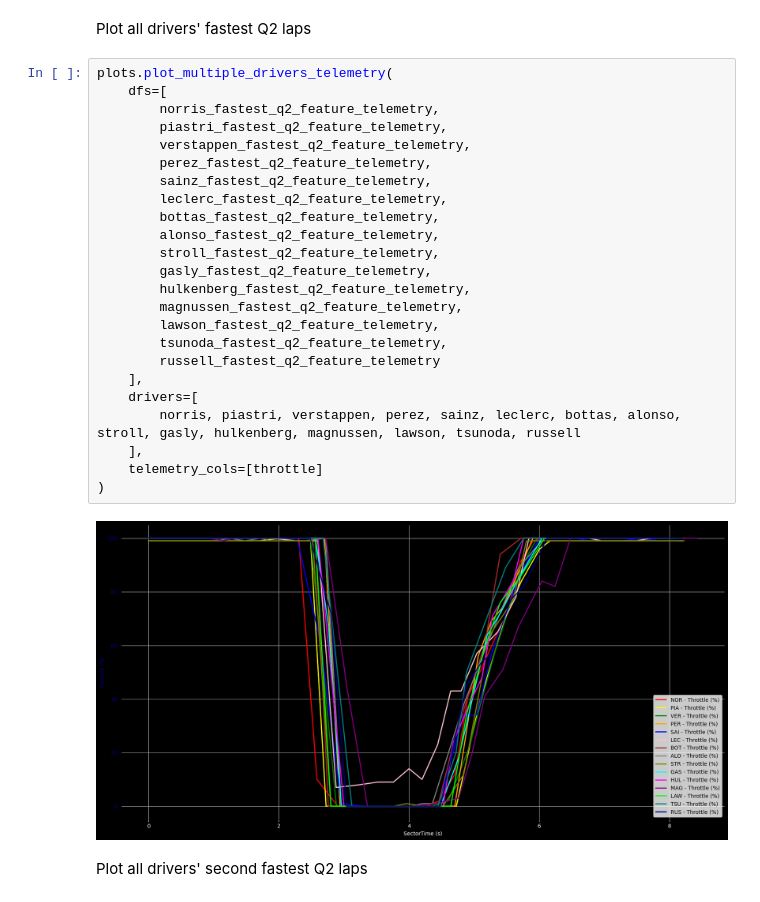
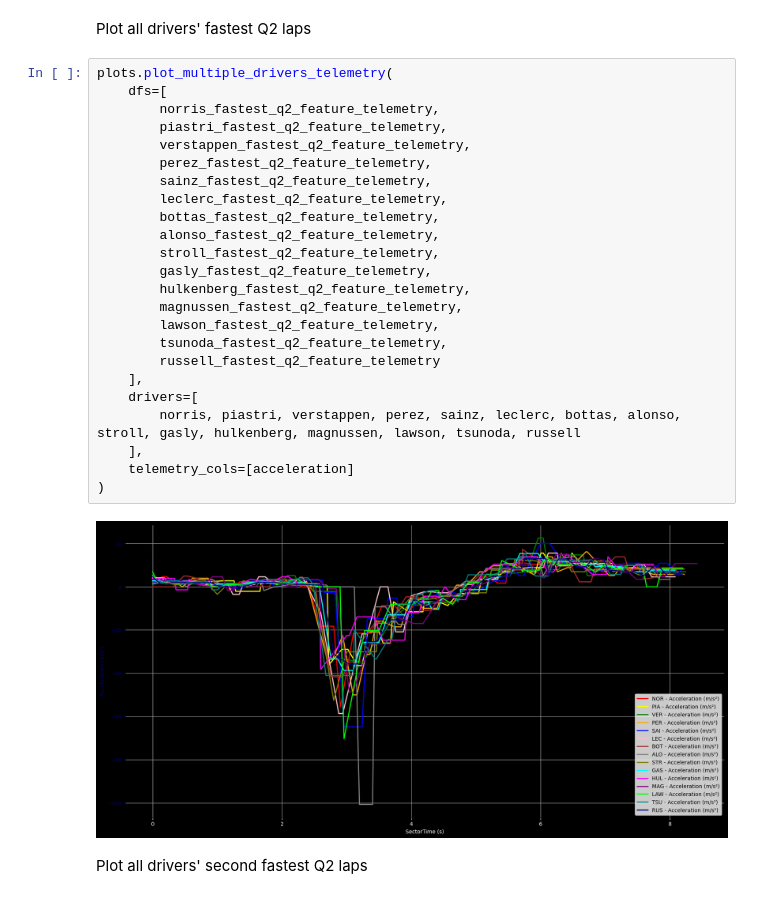
Before and after one commit to PESIII23/f1-driving-style-analytics-tool, a Jupyter notebook: notebooks/02_multi_driver_analysis.ipynb, the cells around one changed output. Drawn from its saved outputs; the diff is of its cells as text.

```diff
--- a/notebooks/02_multi_driver_analysis.ipynb
+++ b/notebooks/02_multi_driver_analysis.ipynb
@@ -832,29 +819,29 @@ Plot all drivers' fastest Q2 laps
 # %%
 plots.plot_multiple_drivers_telemetry(
     dfs=[
         norris_fastest_q2_feature_telemetry,
         piastri_fastest_q2_feature_telemetry,
         verstappen_fastest_q2_feature_telemetry,
         perez_fastest_q2_feature_telemetry,
         sainz_fastest_q2_feature_telemetry,
         leclerc_fastest_q2_feature_telemetry,
         bottas_fastest_q2_feature_telemetry,
         alonso_fastest_q2_feature_telemetry,
         stroll_fastest_q2_feature_telemetry,
         gasly_fastest_q2_feature_telemetry,
         hulkenberg_fastest_q2_feature_telemetry,
         magnussen_fastest_q2_feature_telemetry,
         lawson_fastest_q2_feature_telemetry,
         tsunoda_fastest_q2_feature_telemetry,
         russell_fastest_q2_feature_telemetry
     ],
     drivers=[
         norris, piastri, verstappen, perez, sainz, leclerc, bottas, alonso, stroll, gasly, hulkenberg, magnussen, lawson, tsunoda, russell
     ],
-    telemetry_cols=[throttle]
+    telemetry_cols=[acceleration]
 )
 # %% [output]
-[figure, old version]
+[figure, new version]
 # %% [markdown]
 Plot all drivers' second fastest Q2 laps
 # %%
```
Also changed, not shown: parts of 2 cells of this notebook, 2 other files.
